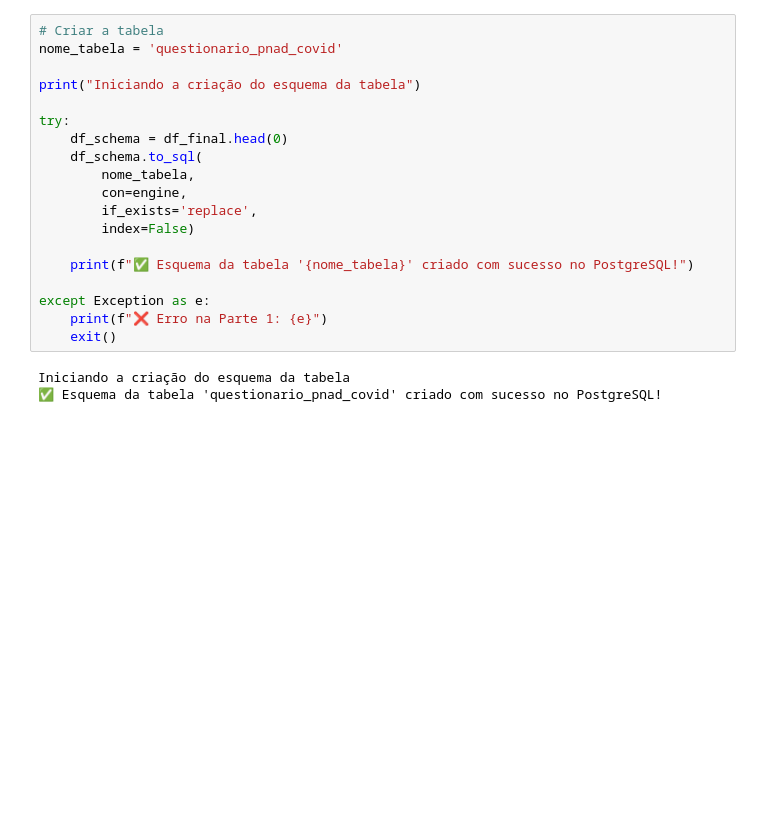
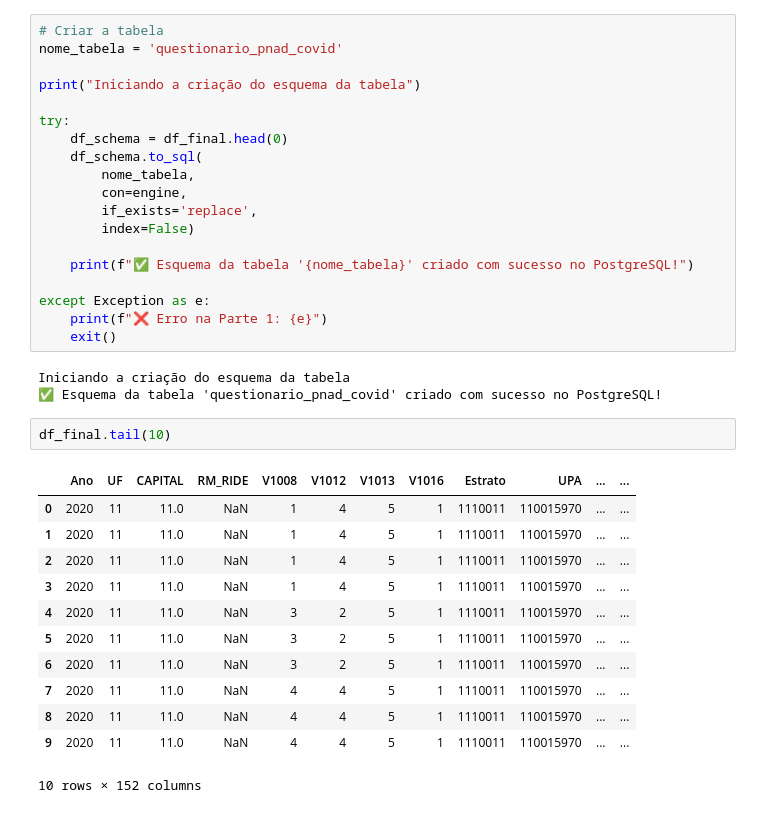
Before and after one commit to RicardViana/fiap-Big-Data, a Jupyter notebook: tech_challenge_fase_3.ipynb, the cells around one changed output. Drawn from its saved outputs; the diff is of its cells as text; blank space fills up the shorter version.

```diff
--- a/tech_challenge_fase_3.ipynb
+++ b/tech_challenge_fase_3.ipynb
@@ -272,6 +272,21 @@ except Exception as e:
 # %% [output]
 Iniciando a criação do esquema da tabela
 ✅ Esquema da tabela 'questionario_pnad_covid' criado com sucesso no PostgreSQL!
+# %%
+df_final.tail(10)
+# %% [output]
+|  | Ano | UF | CAPITAL | RM_RIDE | V1008 | V1012 | V1013 | V1016 | Estrato | UPA | ... | ... |
+| 0 | 2020 | 11 | 11.0 | NaN | 1 | 4 | 5 | 1 | 1110011 | 110015970 | ... | ... |
+| 1 | 2020 | 11 | 11.0 | NaN | 1 | 4 | 5 | 1 | 1110011 | 110015970 | ... | ... |
+| 2 | 2020 | 11 | 11.0 | NaN | 1 | 4 | 5 | 1 | 1110011 | 110015970 | ... | ... |
+| 3 | 2020 | 11 | 11.0 | NaN | 1 | 4 | 5 | 1 | 1110011 | 110015970 | ... | ... |
+| 4 | 2020 | 11 | 11.0 | NaN | 3 | 2 | 5 | 1 | 1110011 | 110015970 | ... | ... |
+| 5 | 2020 | 11 | 11.0 | NaN | 3 | 2 | 5 | 1 | 1110011 | 110015970 | ... | ... |
+| 6 | 2020 | 11 | 11.0 | NaN | 3 | 2 | 5 | 1 | 1110011 | 110015970 | ... | ... |
+| 7 | 2020 | 11 | 11.0 | NaN | 4 | 4 | 5 | 1 | 1110011 | 110015970 | ... | ... |
+| 8 | 2020 | 11 | 11.0 | NaN | 4 | 4 | 5 | 1 | 1110011 | 110015970 | ... | ... |
+| 9 | 2020 | 11 | 11.0 | NaN | 4 | 4 | 5 | 1 | 1110011 | 110015970 | ... | ... |
+10 rows × 152 columns
 # %%
 
 reduzir_base = 's'
```
Also changed, not shown: parts of 1 cell of this notebook.
